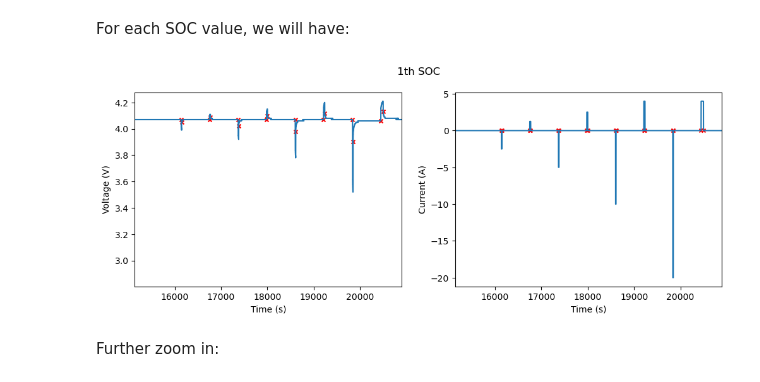
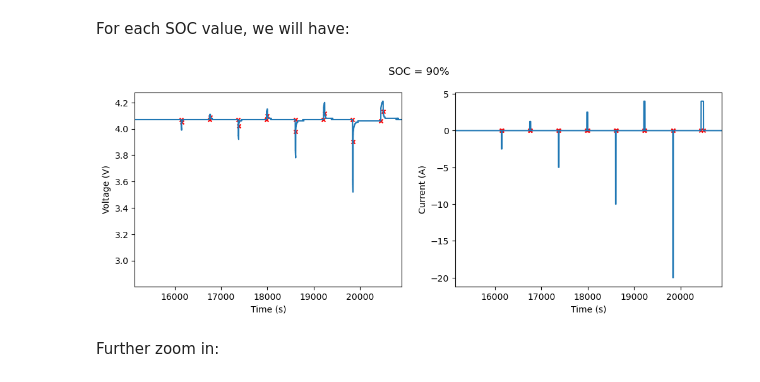
Before and after one commit to sunfanyi/modelling-of-lithium-ion-batteries, a Jupyter notebook: part_2a.ipynb, the cells around one changed output. Cells and saved outputs as stored; diff of their text form; code cells hidden in the pictures.

```diff
--- a/part_2a.ipynb
+++ b/part_2a.ipynb
@@ -43,3 +43,6 @@ ref_OCV = SOC_OCV_data['Ecell/V'].values               # unit in V
 t = training_data_20['Time (s)'].values                # unit in s
 I = training_data_20['Current (A)'].values             # unit in A
 V_actual = training_data_20['Voltage (V)'].values      # unit in V
+
+SOC_levels = np.arange(0.9, 0.1, -0.1)
+SOC_from_idx_map = {i: SOC_levels[i] for i in range(8)}  # 8 SOC levels
@@ -87,30 +86,31 @@ idx_pulse_start[:, 0]
 # %% [markdown]
 For each SOC value, we will have:
 # %%
-show_SOC = 1  # which_SOC_to_inspect
+show_SOC = 1  # which_SOC_to_inspect, 1 represent the first cluster
+SOC_level = SOC_from_idx_map[show_SOC-1]
 
 xlim = [t[idx_pulse_start[show_SOC-1, 0] - 1000],
         t[idx_pulse_end[show_SOC-1, -1] + 4000]]
 
 fig, axes = plt.subplots(1, 2, figsize=(12, 4))
 axes[0].plot(t, V_actual)
 axes[0].scatter(t[idx_pulse_start], V_actual[idx_pulse_start], c='r',s=18, marker='x')
 axes[0].scatter(t[idx_pulse_end], V_actual[idx_pulse_end], c='r',s=18, marker='x')
 axes[0].set_xlim(xlim)
 axes[0].set_xlabel('Time (s)')
 axes[0].set_ylabel('Voltage (V)')
 
 axes[1].plot(t, I)
 axes[1].scatter(t[idx_pulse_start], I[idx_pulse_start], c='r',s=18, marker='x')
 axes[1].scatter(t[idx_pulse_end], I[idx_pulse_end], c='r',s=18, marker='x')
 axes[1].set_xlim(xlim)
 axes[1].set_xlabel('Time (s)')
 axes[1].set_ylabel('Current (A)')
 
-fig.suptitle('{}th SOC'.format(show_SOC))
+fig.suptitle('SOC = {:0.0f}%'.format(SOC_level*100))
 plt.show()
 # %% [output]
-[figure, old version]
+[figure, new version]
 # %% [markdown]
 Further zoom in:
 # %%
```
Also changed, not shown: parts of 30 cells of this notebook, 5 other files.
